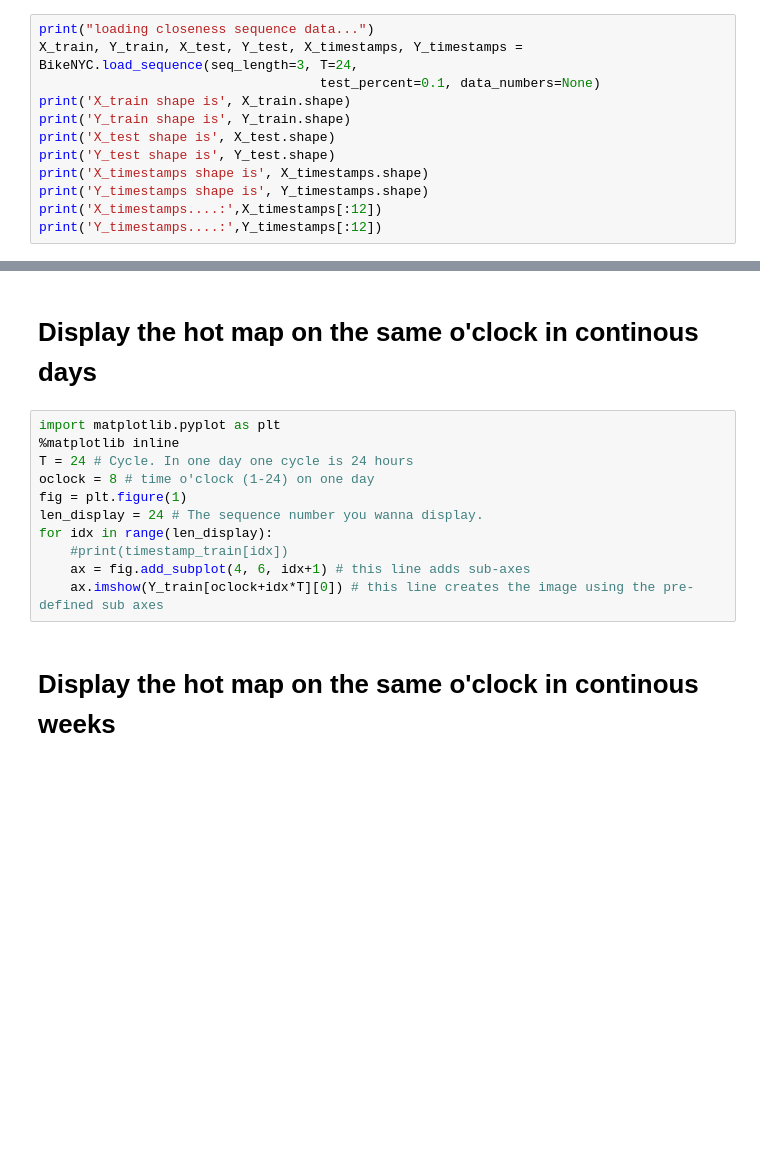
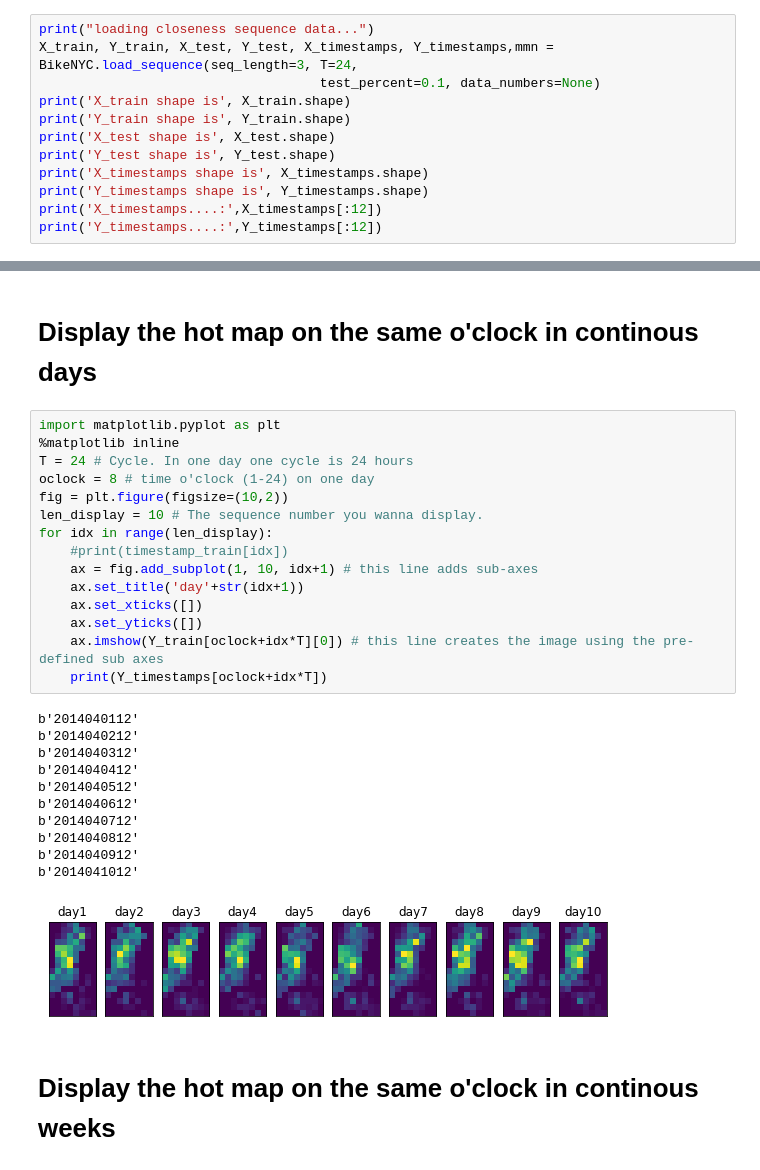
Before and after one commit to amirkhango/curry, a Jupyter notebook: data_exploration.ipynb, the cells around one changed output, grey strips where cells are left out. Cells and saved outputs as stored; diff of their text form; blank space fills up the shorter version.

```diff
--- a/data_exploration.ipynb
+++ b/data_exploration.ipynb
@@ -81,7 +84,7 @@ if os.path.isdir(path_model) is False:
 factor:  1.2570787221094177
 # %%
 print("loading closeness sequence data...")
-X_train, Y_train, X_test, Y_test, X_timestamps, Y_timestamps = BikeNYC.load_sequence(seq_length=3, T=24,
+X_train, Y_train, X_test, Y_test, X_timestamps, Y_timestamps,mmn = BikeNYC.load_sequence(seq_length=3, T=24,
                                     test_percent=0.1, data_numbers=None)
 print('X_train shape is', X_train.shape)
 print('Y_train shape is', Y_train.shape)
@@ -135,14 +138,30 @@ print(Y_train.shape)
 # %%
 import matplotlib.pyplot as plt
 %matplotlib inline
 T = 24 # Cycle. In one day one cycle is 24 hours
 oclock = 8 # time o'clock (1-24) on one day
-fig = plt.figure(1)
-len_display = 24 # The sequence number you wanna display.
+fig = plt.figure(figsize=(10,2))
+len_display = 10 # The sequence number you wanna display.
 for idx in range(len_display):
     #print(timestamp_train[idx])
-    ax = fig.add_subplot(4, 6, idx+1) # this line adds sub-axes
+    ax = fig.add_subplot(1, 10, idx+1) # this line adds sub-axes
+    ax.set_title('day'+str(idx+1))
+    ax.set_xticks([])
+    ax.set_yticks([])
     ax.imshow(Y_train[oclock+idx*T][0]) # this line creates the image using the pre-defined sub axes
+    print(Y_timestamps[oclock+idx*T])
+# %% [output]
+b'2014040112'
+b'2014040212'
+b'2014040312'
+b'2014040412'
+b'2014040512'
+b'2014040612'
+b'2014040712'
+b'2014040812'
+b'2014040912'
+b'2014041012'
+[figure, added]
 # %% [markdown]
 # Display the hot map on the same o'clock in continous weeks
 # %%
```
Also changed, not shown: parts of 4 cells of this notebook.
